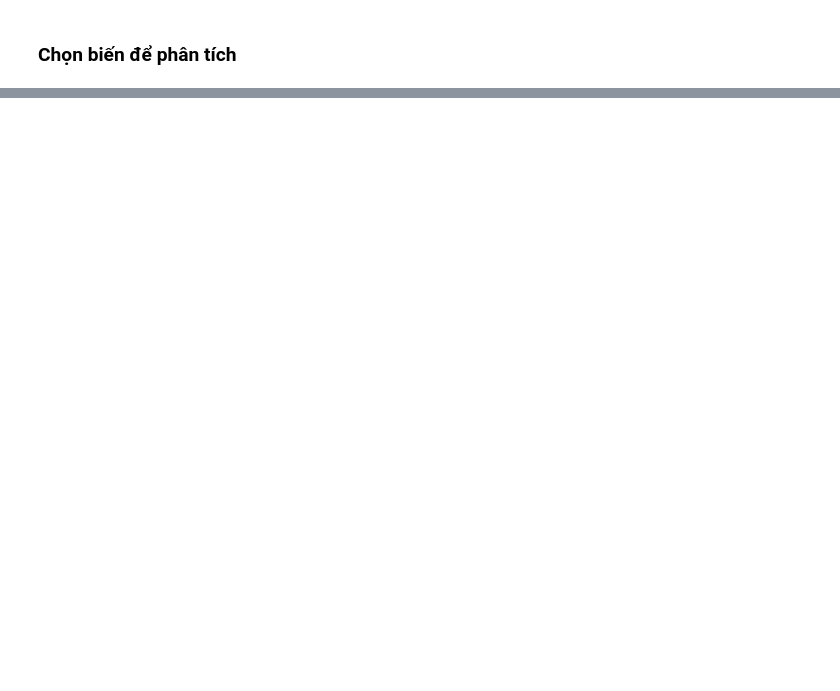
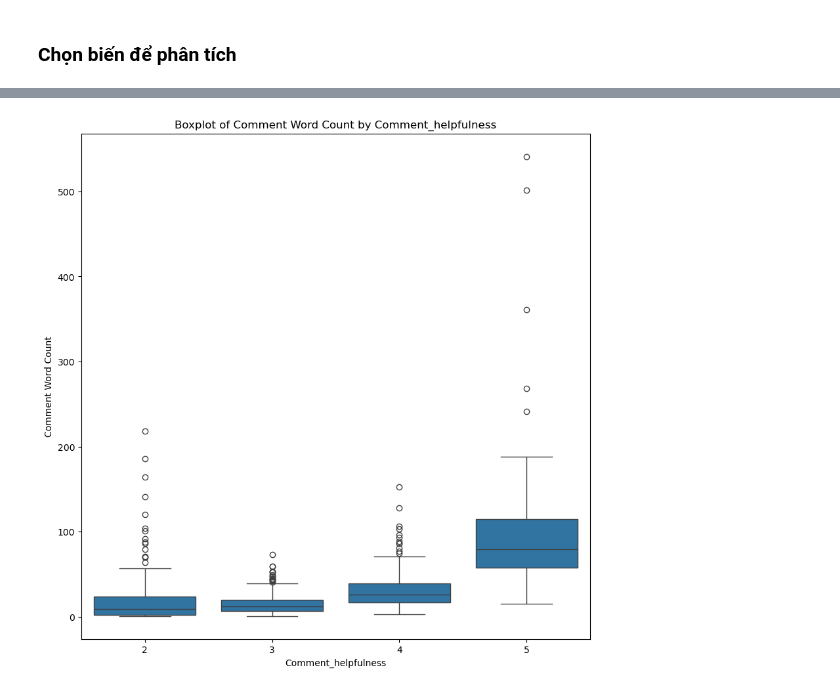
Before and after one commit to fountainhead-2207/Project-DS108-102-107, a Jupyter notebook: Data Processing/Data/Gold Data/EDA.ipynb, the cells around one changed output, grey strips where cells are left out. Saved outputs shown, nothing was run; the diff lists cells and outputs as text; code cells hidden in the pictures; blank space fills up the shorter version.

```diff
--- a/Data Processing/Data/Gold Data/EDA.ipynb
+++ b/Data Processing/Data/Gold Data/EDA.ipynb
@@ -129,0 +132,9 @@ Hệ số tương quan giữa comment_word_count và Comment_helpfulness: 0.463
+# %%
+plt.figure(figsize=(10, 10))
+sns.boxplot(x='Comment_helpfulness', y='comment_word_count', data=df_filtered)
+plt.xlabel('Comment_helpfulness')
+plt.ylabel('Comment Word Count')
+plt.title('Boxplot of Comment Word Count by Comment_helpfulness')
+plt.show()
+# %% [output]
+[figure, added]
```
Also changed, not shown: parts of 16 cells of this notebook, 5 other files.
